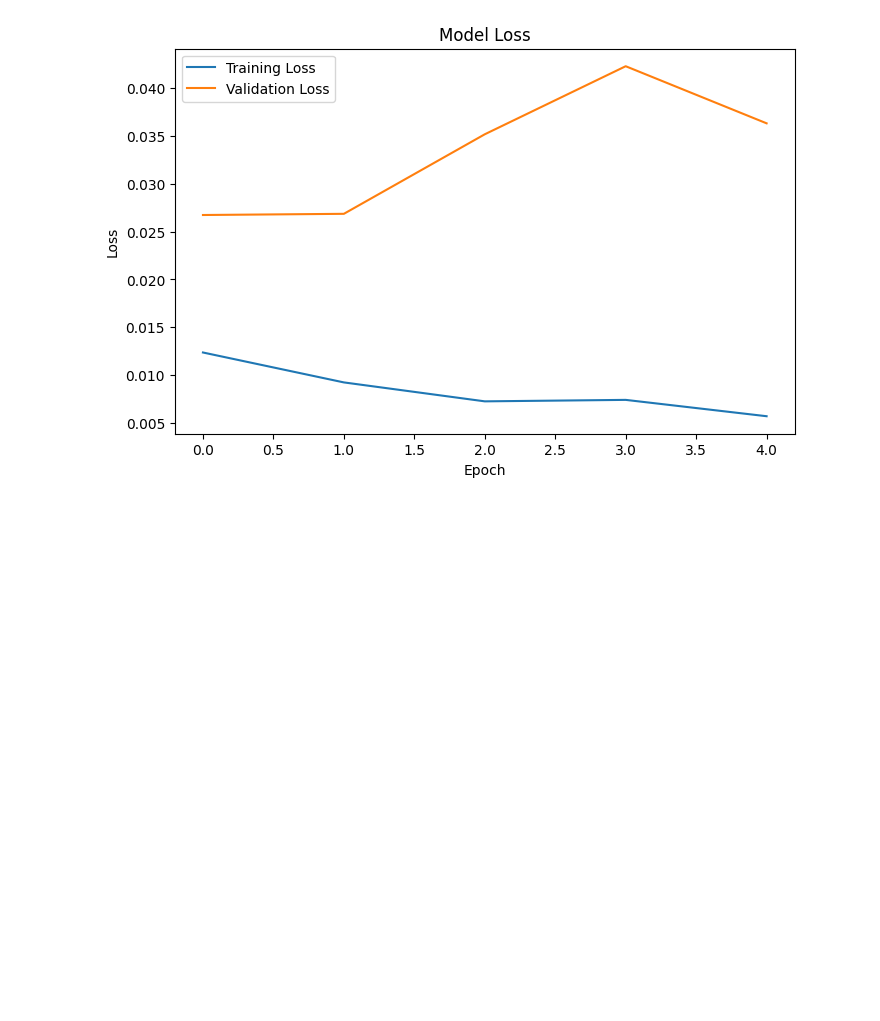
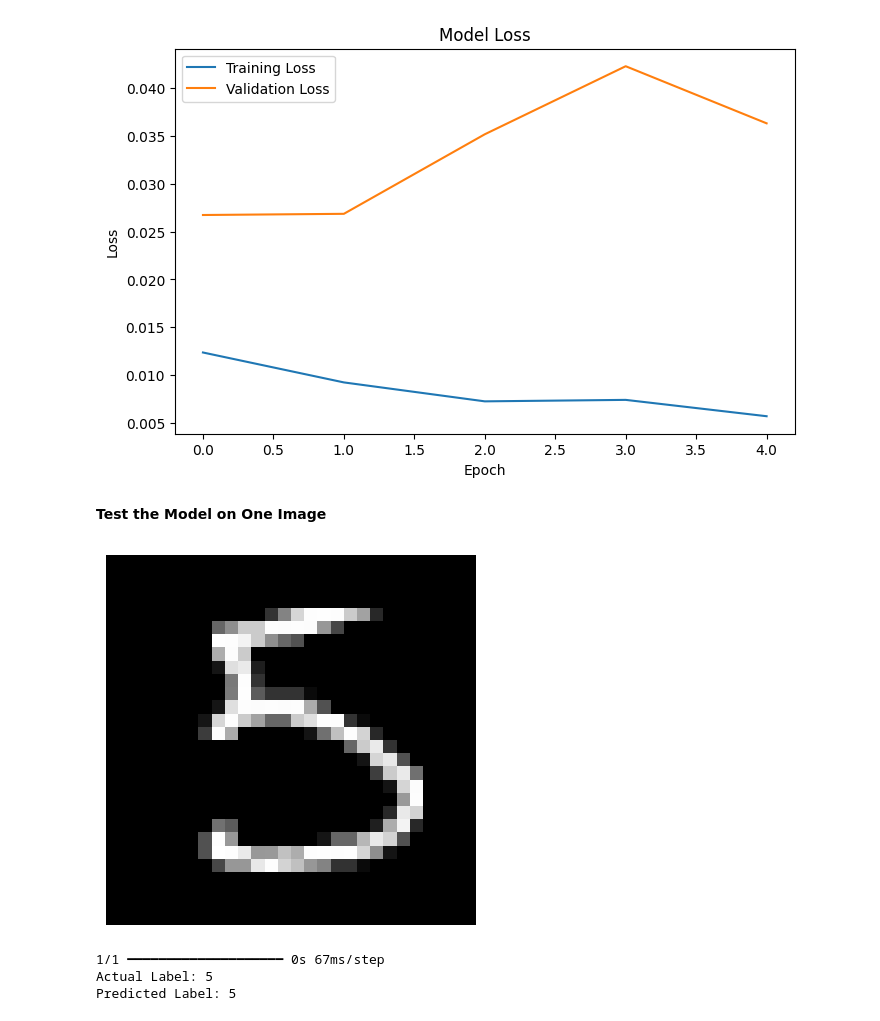
Before and after one commit to Haniakhan702/AneRBC-ANN-and-DL, a Jupyter notebook: Handwritten_Character_Recognition.ipynb, the cells around one changed output. Saved outputs shown, nothing was run; the diff lists cells and outputs as text; code cells hidden in the pictures; blank space fills up the shorter version.

Commit message:
Test the Model on One Image

```diff
--- a/Handwritten_Character_Recognition.ipynb
+++ b/Handwritten_Character_Recognition.ipynb
@@ -186,3 +186,23 @@ plt.show()
 # %% [output]
 [figure]
 [figure]
+# %% [markdown]
+**Test the Model on One Image**
+# %%
+import numpy as np
+
+index = 15  # You can change this number
+
+plt.imshow(x_test[index].reshape(28,28), cmap='gray')
+plt.axis('off')
+plt.show()
+
+prediction = np.argmax(model.predict(x_test[index].reshape(1,28,28,1)))
+
+print("Actual Label:", y_test[index])
+print("Predicted Label:", prediction)
+# %% [output]
+[figure, added]
+1/1 ━━━━━━━━━━━━━━━━━━━━ 0s 67ms/step
+Actual Label: 5
+Predicted Label: 5
```
